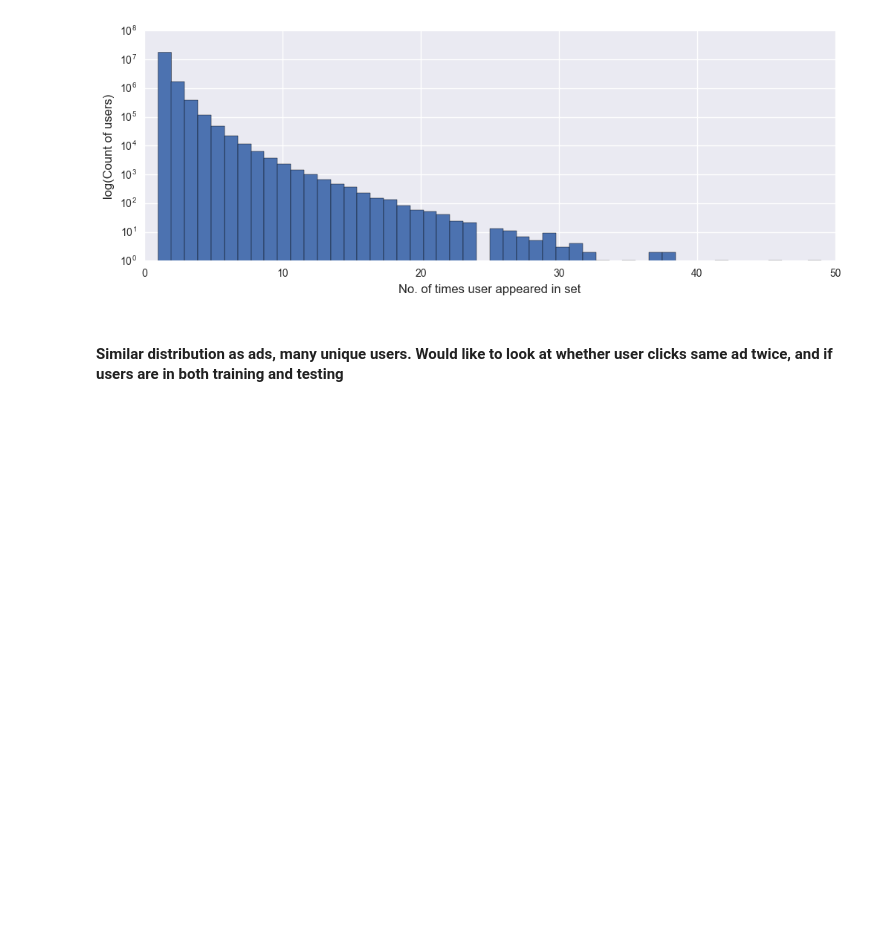
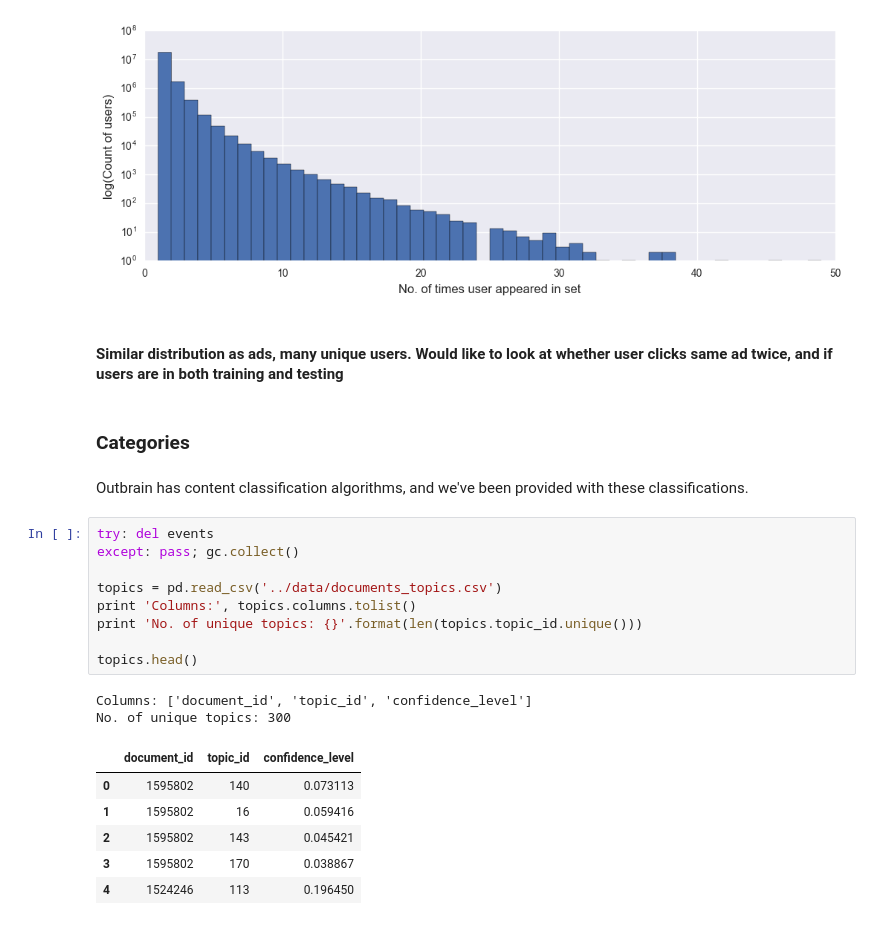
Before and after one commit to peacing/koutbrain, a Jupyter notebook: notebooks/anokas_tutorial.ipynb, the cells around one changed output. Cells and saved outputs as stored; diff of their text form; blank space fills up the shorter version.

```diff
--- a/notebooks/anokas_tutorial.ipynb
+++ b/notebooks/anokas_tutorial.ipynb
@@ -179,3 +179,25 @@ plt.show()
 [figure]
 # %% [markdown]
 #### Similar distribution as ads, many unique users. Would like to look at whether user clicks same ad twice, and if users are in both training and testing
+# %% [markdown]
+### Categories
+# %% [markdown]
+Outbrain has content classification algorithms, and we've been provided with these classifications.
+# %%
+try: del events
+except: pass; gc.collect()
+
+topics = pd.read_csv('../data/documents_topics.csv')
+print 'Columns:', topics.columns.tolist()
+print 'No. of unique topics: {}'.format(len(topics.topic_id.unique()))
+
+topics.head()
+# %% [output]
+Columns: ['document_id', 'topic_id', 'confidence_level']
+No. of unique topics: 300
+|  | document_id | topic_id | confidence_level |
+| 0 | 1595802 | 140 | 0.073113 |
+| 1 | 1595802 | 16 | 0.059416 |
+| 2 | 1595802 | 143 | 0.045421 |
+| 3 | 1595802 | 170 | 0.038867 |
+| 4 | 1524246 | 113 | 0.196450 |
```
Also changed, not shown: parts of 7 cells of this notebook.
